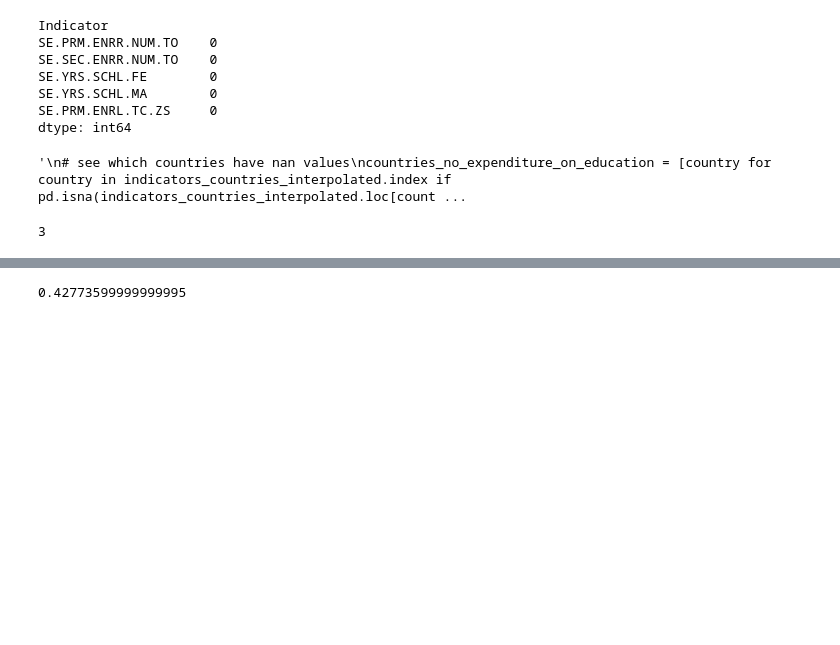
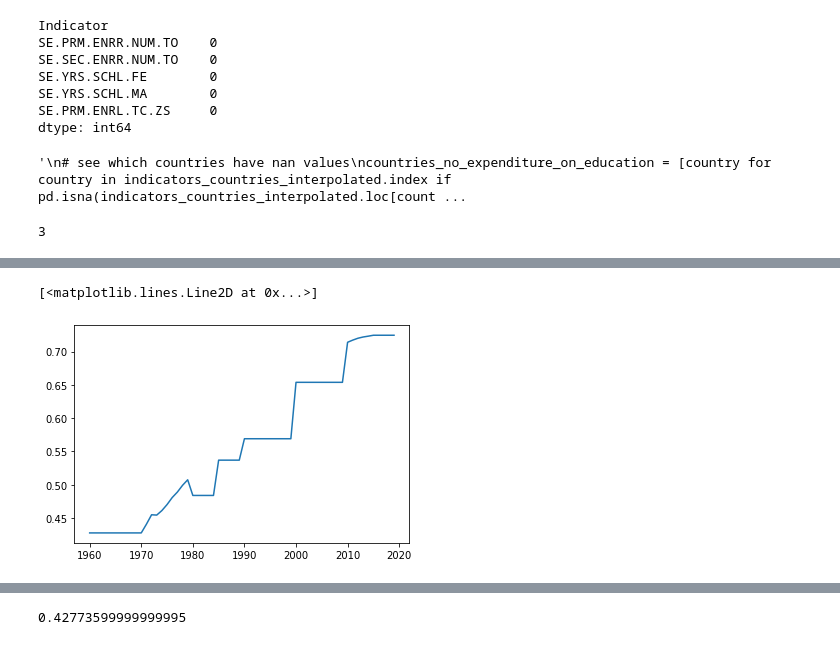
Before and after one commit to GhaliAmir/Education-In-Africa, a Jupyter notebook: Project.ipynb, the cells around one changed output, grey strips where cells are left out. Cells and saved outputs as stored; diff of their text form; code cells hidden in the pictures; blank space fills up the shorter version.

```diff
--- a/Project.ipynb
+++ b/Project.ipynb
@@ -961,3 +935,8 @@ plt.plot(indicators_countries_train[y_indicator].loc['TUN'])
+# %%
+plt.plot(indicators_countries_filled[y_indicator].loc['TUN'])
+# %% [output]
+[<matplotlib.lines.Line2D at 0x...>]
+[figure, added]
 # %%
 plt.plot(indicators_countries_interpolated[y_indicator].loc['TUN'])
 # %% [output]
```
Also changed, not shown: parts of 28 cells of this notebook.
